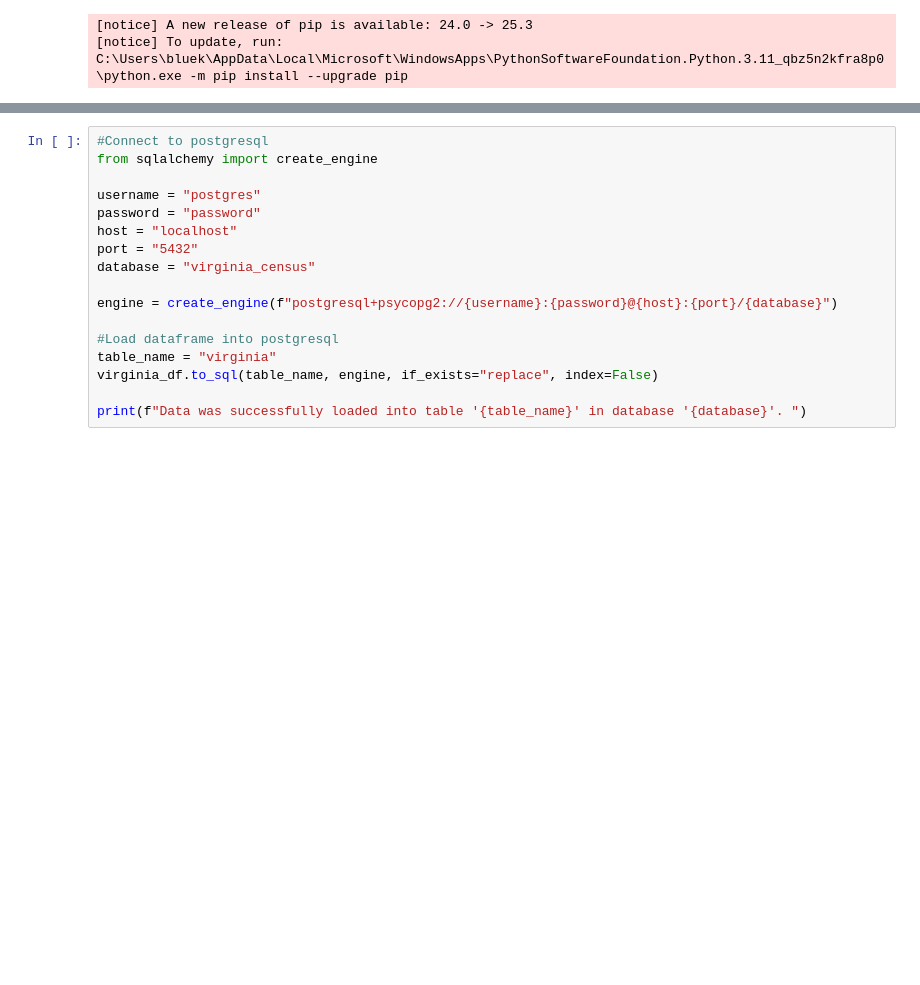
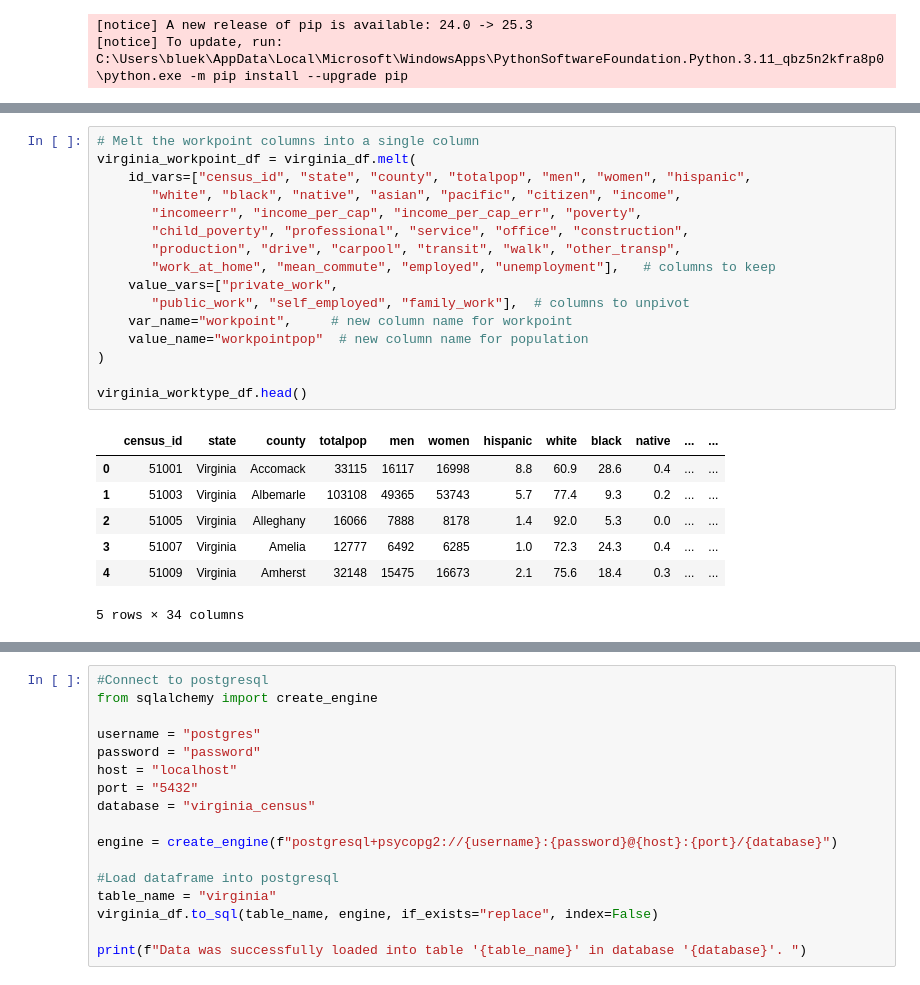
Before and after one commit to shawngobrzy/2015-Virginia-Population-Analysis, a Jupyter notebook: virginia_census_data_analysis.ipynb, the cells around one changed output, grey strips where cells are left out. Drawn from its saved outputs; the diff is of its cells as text; blank space fills up the shorter version.

```diff
--- a/virginia_census_data_analysis.ipynb
+++ b/virginia_census_data_analysis.ipynb
@@ -148,0 +217,24 @@ Note: you may need to restart the kernel to use updated packages.
+# %%
+# Melt the workpoint columns into a single column
+virginia_workpoint_df = virginia_df.melt(
+    id_vars=["census_id", "state", "county", "totalpop", "men", "women", "hispanic",
+       "white", "black", "native", "asian", "pacific", "citizen", "income",
+       "incomeerr", "income_per_cap", "income_per_cap_err", "poverty",
+       "child_poverty", "professional", "service", "office", "construction",
+       "production", "drive", "carpool", "transit", "walk", "other_transp",
+       "work_at_home", "mean_commute", "employed", "unemployment"],   # columns to keep
+    value_vars=["private_work",
+       "public_work", "self_employed", "family_work"],  # columns to unpivot
+    var_name="workpoint",     # new column name for workpoint
+    value_name="workpointpop"  # new column name for population
+)
+
+virginia_worktype_df.head()
+# %% [output]
+|  | census_id | state | county | totalpop | men | women | hispanic | white | black | native | ... | ... |
+| 0 | 51001 | Virginia | Accomack | 33115 | 16117 | 16998 | 8.8 | 60.9 | 28.6 | 0.4 | ... | ... |
+| 1 | 51003 | Virginia | Albemarle | 103108 | 49365 | 53743 | 5.7 | 77.4 | 9.3 | 0.2 | ... | ... |
+| 2 | 51005 | Virginia | Alleghany | 16066 | 7888 | 8178 | 1.4 | 92.0 | 5.3 | 0.0 | ... | ... |
+| 3 | 51007 | Virginia | Amelia | 12777 | 6492 | 6285 | 1.0 | 72.3 | 24.3 | 0.4 | ... | ... |
+| 4 | 51009 | Virginia | Amherst | 32148 | 15475 | 16673 | 2.1 | 75.6 | 18.4 | 0.3 | ... | ... |
+5 rows × 34 columns
```
Also changed, not shown: parts of 5 cells of this notebook.
